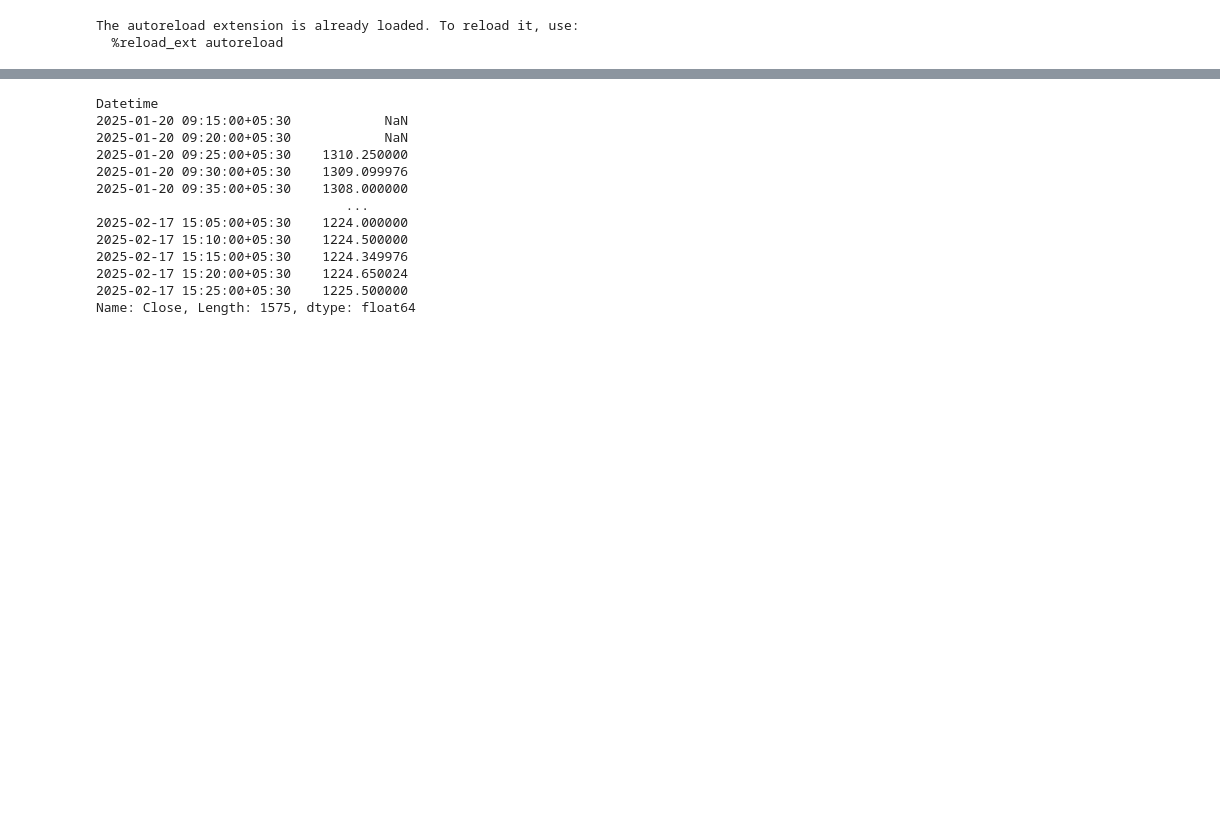
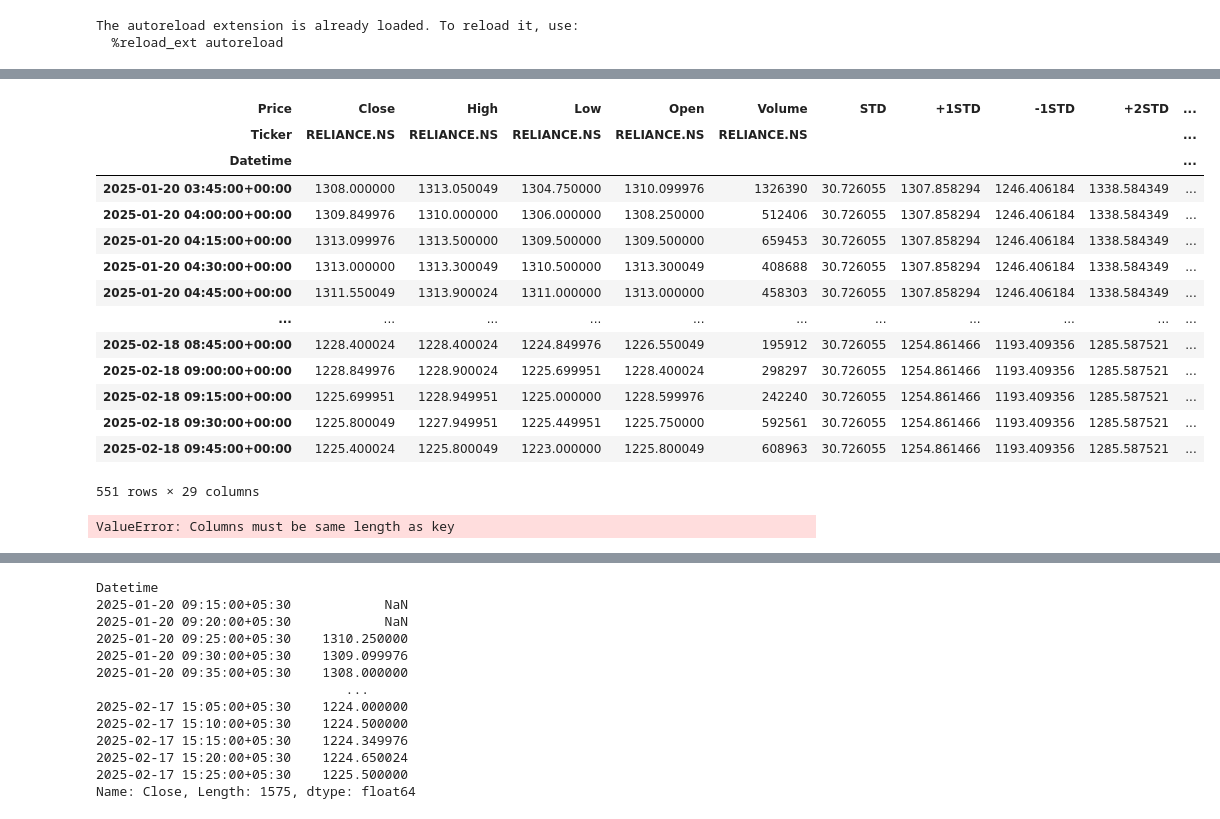
Before and after one commit to isouravsharma/AlgoQuantPi, a Jupyter notebook: Quant/Testing.ipynb, the cells around one changed output, grey strips where cells are left out. Saved outputs shown, nothing was run; the diff lists cells and outputs as text; code cells hidden in the pictures; blank space fills up the shorter version.

```diff
--- a/Quant/Testing.ipynb
+++ b/Quant/Testing.ipynb
@@ -54,3 +106,38 @@ data
+# %%
+# ADX
+
+def ADX(data, n = 20):
+    data['UPMOVE'] = data['High'] - data['High'].shift(1)
+    data['DOWNMOVE'] = data['Low'].shift(1) - data['Low']
+    data['+DM'] = np.where((data['UPMOVE']> data['DOWNMOVE']) & (data['UPMOVE']> 0), data['UPMOVE'],0)
+    data['-DM'] = np.where((data['DOWNMOVE']> data['UPMOVE']) & (data['DOWNMOVE']> 0), data['DOWNMOVE'],0)
+    data['+DI'] = 100 * (data['+DM']/data['ATR']).ewm(alpha=1/n, min_periods = n).mean()
+    data['-DI'] = 100 * (data['-DM']/data['ATR']).ewm(alpha=1/n, min_periods = n).mean()
+    data['ADX'] = 100 * abs((data['+DI'] - data['-DI'])/(data['+DI'] + data['-DI'])).ewm(span = n, min_periods = n).mean()
+    return data
+# %%
+ADX(data)
+data
+# %% [output]
+| Price | Close | High | Low | Open | Volume | STD | +1STD | -1STD | +2STD | ... |
+| Ticker | RELIANCE.NS | RELIANCE.NS | RELIANCE.NS | RELIANCE.NS | RELIANCE.NS |  |  |  |  | ... |
+| Datetime |  |  |  |  |  |  |  |  |  | ... |
+| 2025-01-20 03:45:00+00:00 | 1308.000000 | 1313.050049 | 1304.750000 | 1310.099976 | 1326390 | 30.726055 | 1307.858294 | 1246.406184 | 1338.584349 | ... |
+| 2025-01-20 04:00:00+00:00 | 1309.849976 | 1310.000000 | 1306.000000 | 1308.250000 | 512406 | 30.726055 | 1307.858294 | 1246.406184 | 1338.584349 | ... |
+| 2025-01-20 04:15:00+00:00 | 1313.099976 | 1313.500000 | 1309.500000 | 1309.500000 | 659453 | 30.726055 | 1307.858294 | 1246.406184 | 1338.584349 | ... |
+| 2025-01-20 04:30:00+00:00 | 1313.000000 | 1313.300049 | 1310.500000 | 1313.300049 | 408688 | 30.726055 | 1307.858294 | 1246.406184 | 1338.584349 | ... |
+| 2025-01-20 04:45:00+00:00 | 1311.550049 | 1313.900024 | 1311.000000 | 1313.000000 | 458303 | 30.726055 | 1307.858294 | 1246.406184 | 1338.584349 | ... |
+| ... | ... | ... | ... | ... | ... | ... | ... | ... | ... | ... |
+| 2025-02-18 08:45:00+00:00 | 1228.400024 | 1228.400024 | 1224.849976 | 1226.550049 | 195912 | 30.726055 | 1254.861466 | 1193.409356 | 1285.587521 | ... |
+| 2025-02-18 09:00:00+00:00 | 1228.849976 | 1228.900024 | 1225.699951 | 1228.400024 | 298297 | 30.726055 | 1254.861466 | 1193.409356 | 1285.587521 | ... |
+| 2025-02-18 09:15:00+00:00 | 1225.699951 | 1228.949951 | 1225.000000 | 1228.599976 | 242240 | 30.726055 | 1254.861466 | 1193.409356 | 1285.587521 | ... |
+| 2025-02-18 09:30:00+00:00 | 1225.800049 | 1227.949951 | 1225.449951 | 1225.750000 | 592561 | 30.726055 | 1254.861466 | 1193.409356 | 1285.587521 | ... |
+| 2025-02-18 09:45:00+00:00 | 1225.400024 | 1225.800049 | 1223.000000 | 1225.800049 | 608963 | 30.726055 | 1254.861466 | 1193.409356 | 1285.587521 | ... |
+551 rows × 29 columns
+# %%
+ADX(data)
+# %% [output]
+ValueError: Columns must be same length as key
 # %%
 # Bollinger Band
 
```
Also changed, not shown: parts of 9 cells of this notebook, 3 other files.
